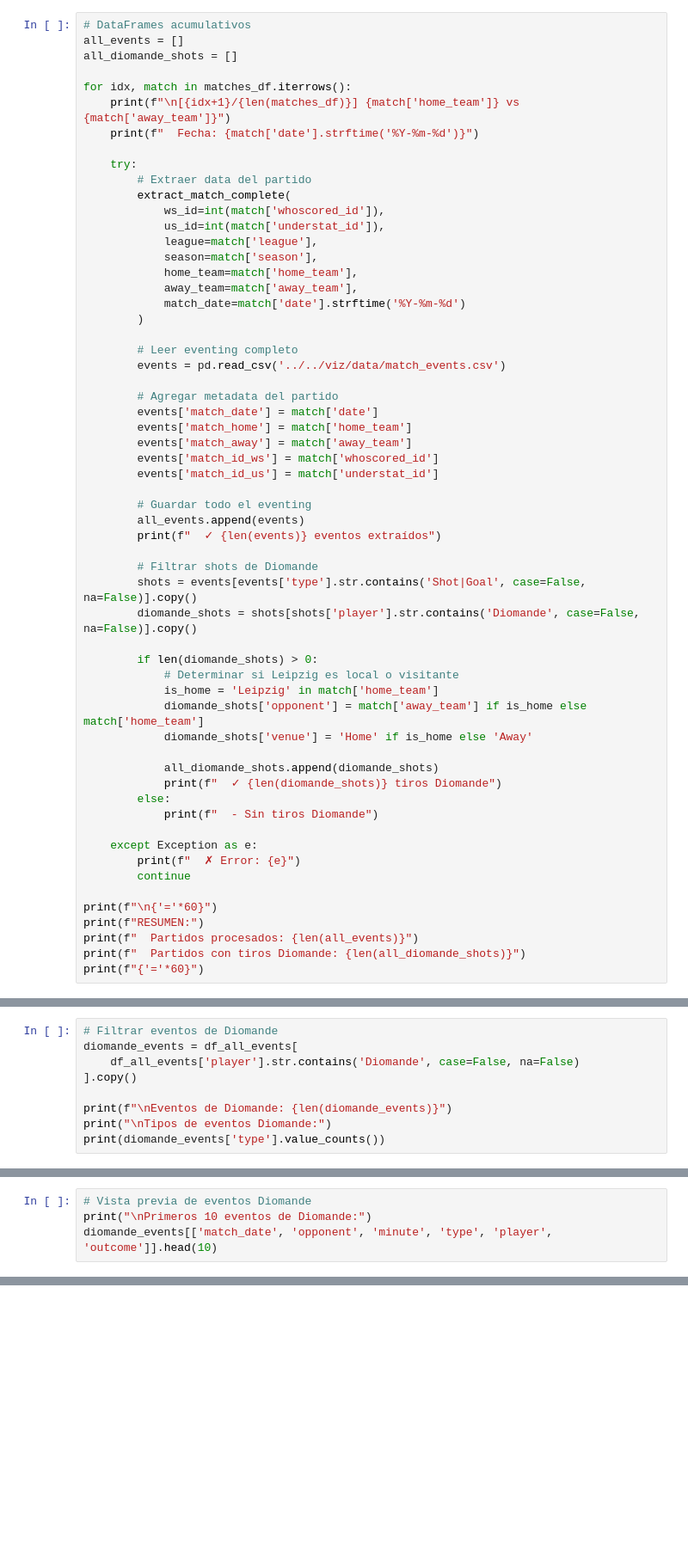
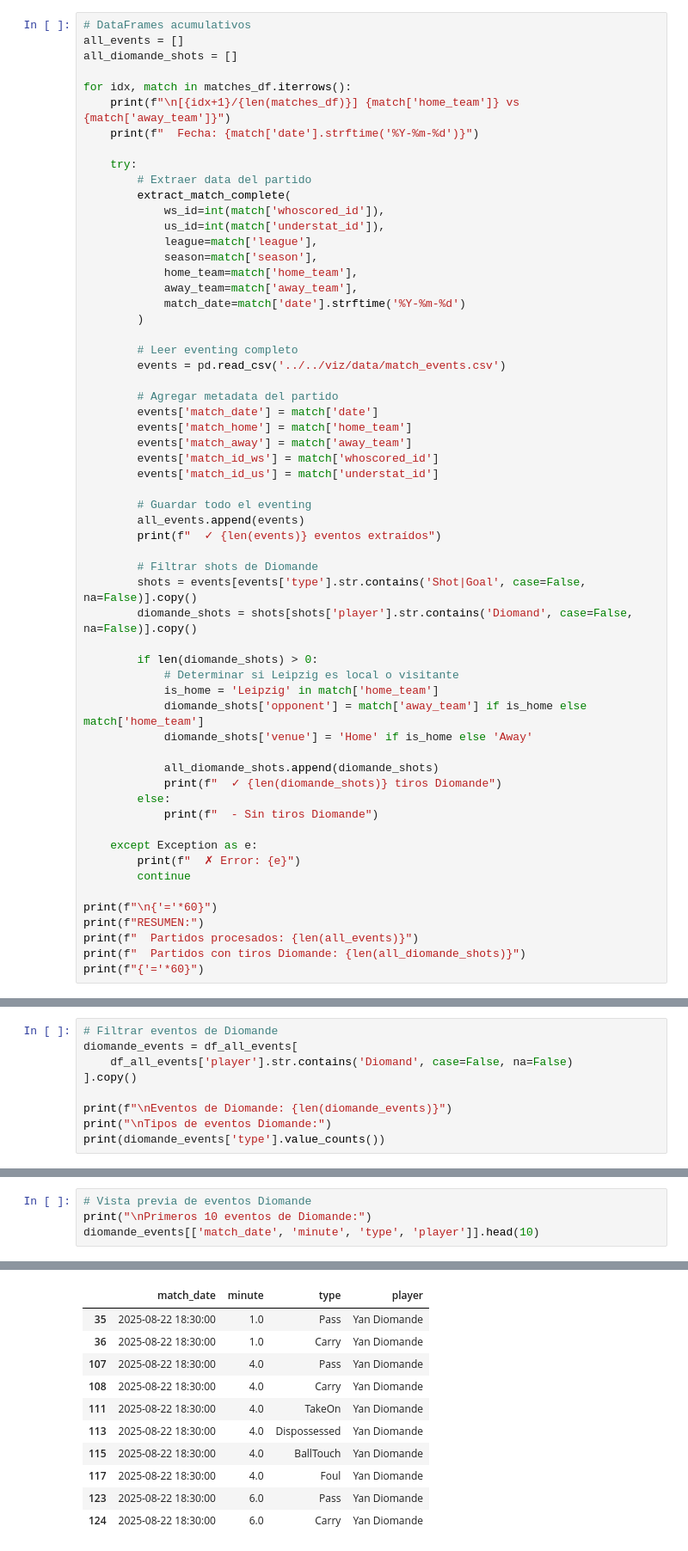
Before and after one commit to jaime-oriol/footballdecoded, a Jupyter notebook: blog/notebooks/diomande_data_extraction.ipynb, the cells around one changed output, grey strips where cells are left out. Shown at 86% size. Cells and saved outputs as stored; diff of their text form; blank space fills up the shorter version.

Commit message:
diomande data notebook

```diff
--- a/blog/notebooks/diomande_data_extraction.ipynb
+++ b/blog/notebooks/diomande_data_extraction.ipynb
@@ -57,7 +67,7 @@ for idx, match in matches_df.iterrows():
 
         # Filtrar shots de Diomande
         shots = events[events['type'].str.contains('Shot|Goal', case=False, na=False)].copy()
-        diomande_shots = shots[shots['player'].str.contains('Diomande', case=False, na=False)].copy()
+        diomande_shots = shots[shots['player'].str.contains('Diomand', case=False, na=False)].copy()
 
         if len(diomande_shots) > 0:
             # Determinar si Leipzig es local o visitante
@@ -95,7 +144,7 @@ print(df_all_events['type'].value_counts())
 # %%
 # Filtrar eventos de Diomande
 diomande_events = df_all_events[
-    df_all_events['player'].str.contains('Diomande', case=False, na=False)
+    df_all_events['player'].str.contains('Diomand', case=False, na=False)
 ].copy()
 
 print(f"\nEventos de Diomande: {len(diomande_events)}")
@@ -104,4 +171,5 @@ print(diomande_events['type'].value_counts())
 # %%
 # Vista previa de eventos Diomande
 print("\nPrimeros 10 eventos de Diomande:")
-diomande_events[['match_date', 'opponent', 'minute', 'type', 'player', 'outcome']].head(10)
+diomande_events[['match_date', 'minute', 'type', 'player']].head(10)
+# %% [output]
@@ -107,0 +177,11 @@ diomande_events[['match_date', 'opponent', 'minute', 'type', 'player', 'outcome'
+|  | match_date | minute | type | player |
+| 35 | 2025-08-22 18:30:00 | 1.0 | Pass | Yan Diomande |
+| 36 | 2025-08-22 18:30:00 | 1.0 | Carry | Yan Diomande |
+| 107 | 2025-08-22 18:30:00 | 4.0 | Pass | Yan Diomande |
+| 108 | 2025-08-22 18:30:00 | 4.0 | Carry | Yan Diomande |
+| 111 | 2025-08-22 18:30:00 | 4.0 | TakeOn | Yan Diomande |
+| 113 | 2025-08-22 18:30:00 | 4.0 | Dispossessed | Yan Diomande |
+| 115 | 2025-08-22 18:30:00 | 4.0 | BallTouch | Yan Diomande |
+| 117 | 2025-08-22 18:30:00 | 4.0 | Foul | Yan Diomande |
+| 123 | 2025-08-22 18:30:00 | 6.0 | Pass | Yan Diomande |
+| 124 | 2025-08-22 18:30:00 | 6.0 | Carry | Yan Diomande |
```
Also changed, not shown: parts of 16 cells of this notebook, 19 other files.
